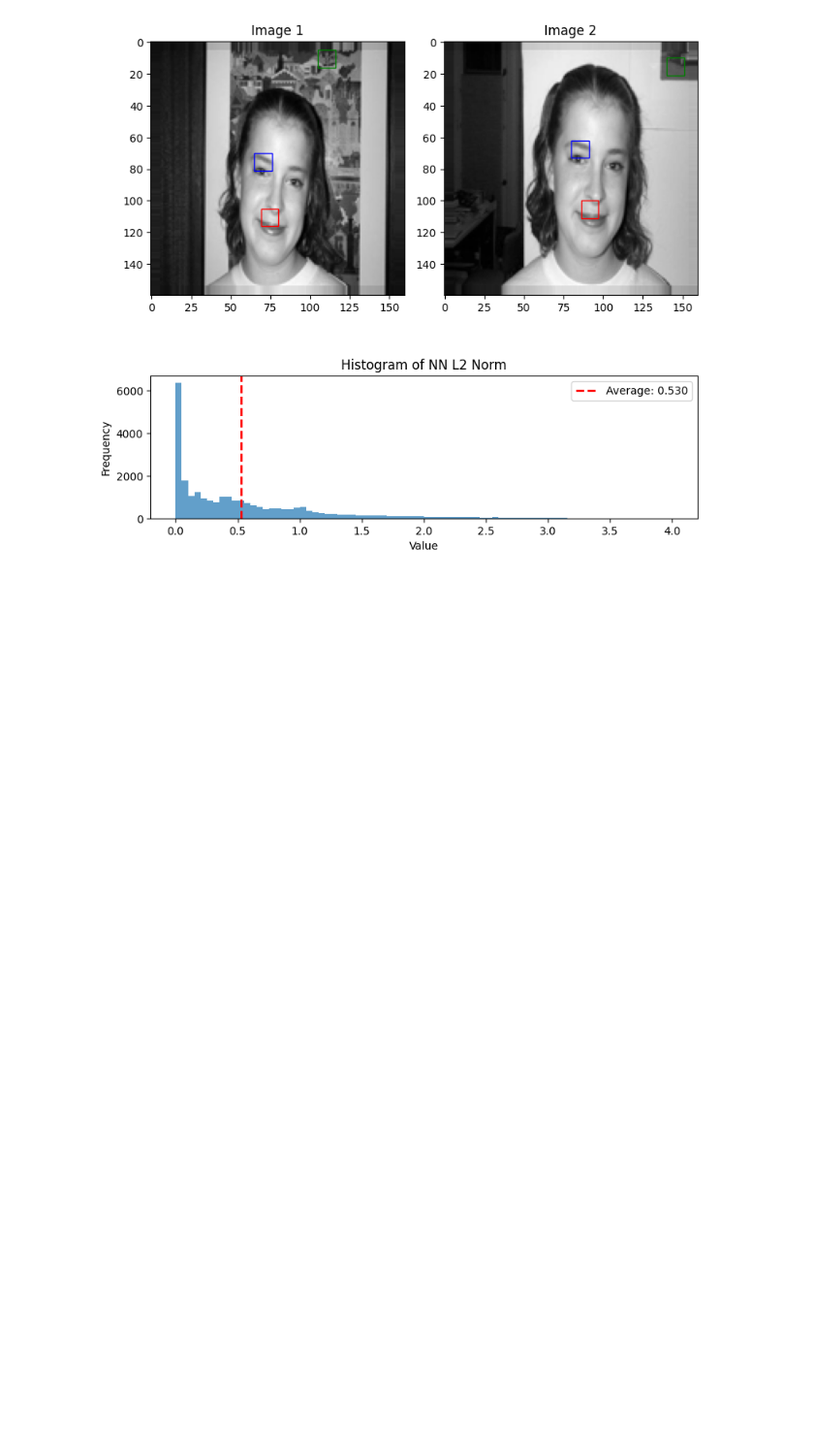
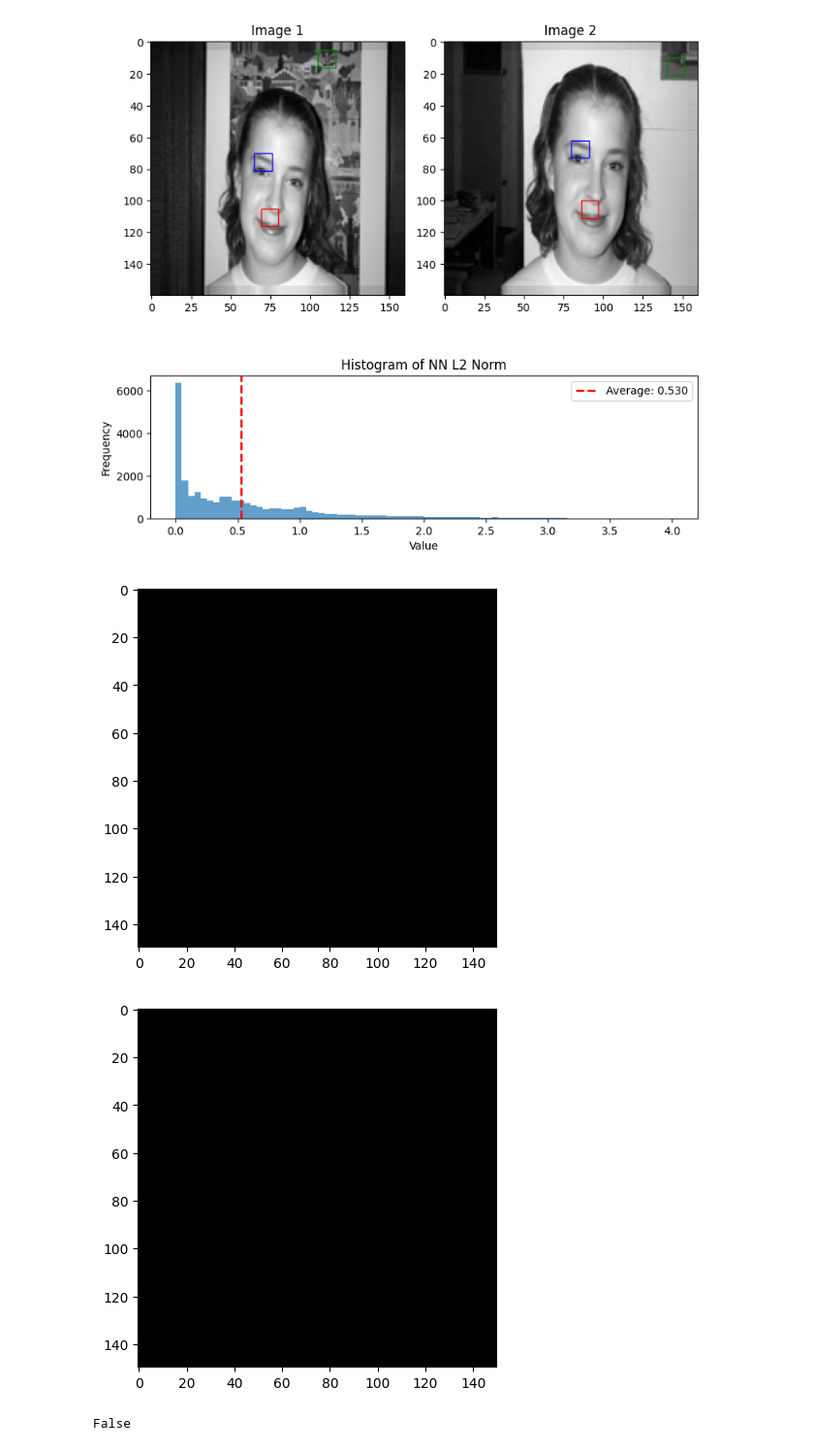
Before and after one commit to micahreich/patch-match, a Jupyter notebook: sequential/playground.ipynb, the cells around one changed output. Shown at 97% size. Cells and saved outputs as stored; diff of their text form; code cells hidden in the pictures; blank space fills up the shorter version.

```diff
--- a/sequential/playground.ipynb
+++ b/sequential/playground.ipynb
@@ -81,7 +83,7 @@ def center_crop_image(image):
     image_cropped = image.crop((left, top, right, bottom))
     return image_cropped
 
-image1 = Image.open('imgs/image_0356.jpg').convert('L')
+image1 = Image.open('imgs/image_0356.jpeg').convert('L')
 image2 = Image.open('imgs/image_0362.jpg').convert('L')
 
 crop_size = min(min(image1.size), min(image2.size), MAX_DIM_BOUND)
@@ -89,11 +91,11 @@ crop_size = min(min(image1.size), min(image2.size), MAX_DIM_BOUND)
 image1_cropped = center_crop_image(image1.resize((crop_size, crop_size)))
 image2_cropped = center_crop_image(image2.resize((crop_size, crop_size)))
 
-image1_cropped = np.array(image1_cropped).astype('float32') / 255.0
-image2_cropped = np.array(image2_cropped).astype('float32') / 255.0
+image1_cropped = np.array(image1_cropped)
+image2_cropped = np.array(image2_cropped)
 
-image1_cropped = np.pad(image1_cropped, HALFLEN, mode='edge')
-image2_cropped = np.pad(image2_cropped, HALFLEN, mode='edge')
+# image1_cropped = np.pad(image1_cropped, HALFLEN, mode='edge')
+# image2_cropped = np.pad(image2_cropped, HALFLEN, mode='edge')
 
 print(image1_cropped.shape, image2_cropped.shape)
 # %% [output]
@@ -219,3 +222,71 @@ display_patches_with_histogram(
 )
 # %% [output]
 [figure]
+# %%
+img_h, img_w = image1_cropped.shape
+
+class MaskWithBoundary:
+    def __init__(self, img_h, img_w, patch_size):
+        self.img_h = img_h
+        self.img_w = img_w
+        self.patch_size = patch_size
+        self.half_len = patch_size // 2
+
+        # Define the boundary of the square
+        top = -self.half_len
+        bottom = self.half_len
+        left = -self.half_len
+        right = self.half_len
+
+        # Create a list for boundary pixels
+        boundary_pixels = []
+
+        for i in range(left, right + 1):
+            boundary_pixels.append((top, i))
+            boundary_pixels.append((bottom, i))
+
+        for j in range(top + 1, bottom):
+            boundary_pixels.append((j, left))
+            boundary_pixels.append((j, right))
+
+        self.PATCH_BOUNDARY_PX = lambda r, c : set([(i + r, j + c) for (i, j) in boundary_pixels])
+        self.PATCH_FILL = np.ones(shape=(patch_size, patch_size), dtype=bool)
+
+        self.boundary_pixels = set()
+
+        self.region_fill = np.zeros(shape=(img_h, img_w), dtype=bool)
+
+    def add_region(self, center):
+        r, c = center
+
+        added_region_boundary = self.PATCH_BOUNDARY_PX(*center)
+        added_region = np.zeros_like(self.region_fill, dtype=bool)
+        added_region[r - self.half_len : r + self.half_len + 1, c - self.half_len : c + self.half_len + 1] = self.PATCH_FILL
+
+        self.boundary_pixels |= added_region_boundary
+        self.region_fill |= added_region
+
+    def display_region(self):
+        plt.imshow(self.region_fill, cmap='gray')
+        plt.show()
+
+    def display_boundary(self):
+        boundary = np.zeros(shape=(self.img_h, self.img_w))
+
+        for (r, c) in self.boundary_pixels:
+            boundary[r, c] = 1
+
+        plt.imshow(boundary, cmap='gray')
+        plt.show()
+
+mwb = MaskWithBoundary(img_h, img_w, PATCH_SIZE)
+# mwb.add_region((65, 70))
+
+mwb.display_region()
+mwb.display_boundary()
+
+print(np.any(mwb.region_fill))
+# %% [output]
+[figure, added]
+[figure, added]
+False
```
Also changed, not shown: parts of 5 cells of this notebook, 7 other files.
